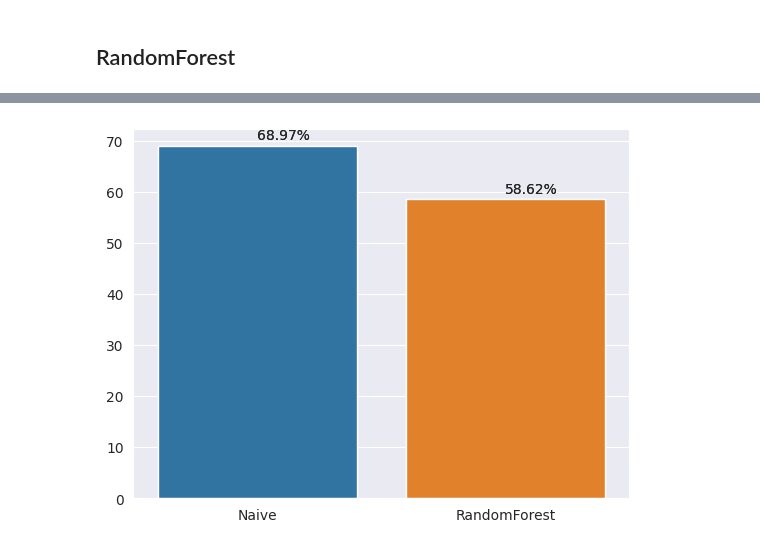
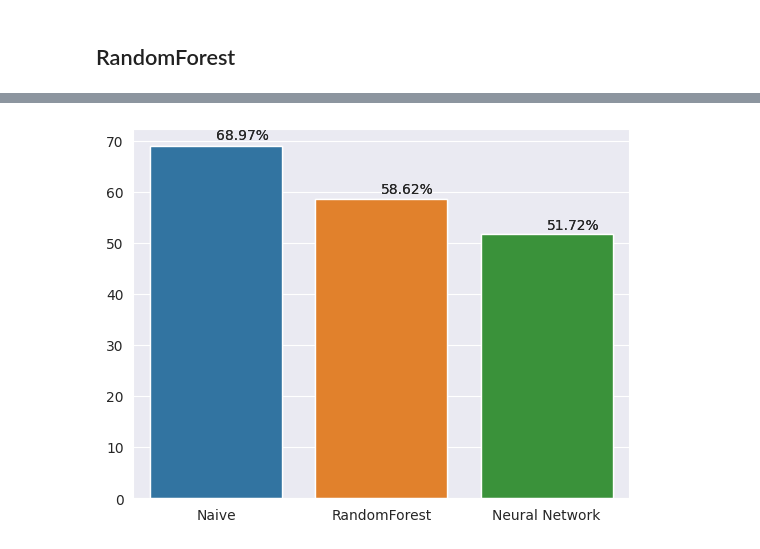
Before and after one commit to andre-brandao/puc_zoonotic_capacity, a Jupyter notebook: covid_ic.ipynb, the cells around one changed output, grey strips where cells are left out. Saved outputs shown, nothing was run; the diff lists cells and outputs as text; code cells hidden in the pictures.

Commit message:
rede neural adicionada

```diff
--- a/covid_ic.ipynb
+++ b/covid_ic.ipynb
@@ -117,7 +101,7 @@ memory usage: 71.6 KB
 # %% [markdown]
 # drop columns with more than 50% of missing values
 # %%
-data = data.drop(['haddock_score_mean','infantMortalityRate_per_year','mortalityRateDoublingTime_y'], axis=1)
+data = data.drop(['haddock_score_mean','infantMortalityRate_per_year','mortalityRateDoublingTime_y','log_DispersalAge_d','log_PopulationGrpSize'], axis=1)
 # %%
 # fill missing values with k-NN
 from sklearn.impute import KNNImputer
@@ -451,2 +435,11 @@ weighted avg       0.59      0.59      0.59        29
 
 Acurracy:  58.620689655172406
+# %%
+# run neural network
+
+from sklearn.neural_network import MLPClassifier
+
+neural_network = MLPClassifier(hidden_layer_sizes=(100, 100, 100), max_iter=1000, alpha=0.0001,
+                     solver='sgd', verbose=10,  random_state=21,tol=0.000000001)
+
+neural_network, neural_network_array_precision = perform_cross_validation(neural_network, x_train, y_train)
@@ -452,0 +544,5 @@ Acurracy:  58.620689655172406
+# %%
+print(classification_report(y_test, neural_network.predict(x_test)))
+
+# acurracy
+neural_network_accuracy = accuracy_score(y_test, neural_network.predict(x_test))*100
@@ -453,19 +558,19 @@ Acurracy:  58.620689655172406
 # %%
 import seaborn as sns
 
-model_list = ['Naive', 'RandomForest']
-accuracy_list = [naive_accuracy, random_forest_accuracy]
+model_list = ['Naive', 'RandomForest', 'Neural Network']
+accuracy_list = [naive_accuracy, random_forest_accuracy, neural_network_accuracy]
 
 
 
 
 
 plt.bar(model_list, accuracy_list)
 ax = sns.barplot(x=model_list, y=accuracy_list)
 for i in ax.patches:
     width, height = i.get_width(), i.get_height()
     xf, yf = i.get_xy()
     ax.annotate(f'{round(height,2)}%', (xf + width/2, yf + height*1.02))
 plt.show()
 # %% [output]
-[figure, old version]
+[figure, new version]
```
Also changed, not shown: parts of 8 cells of this notebook.
